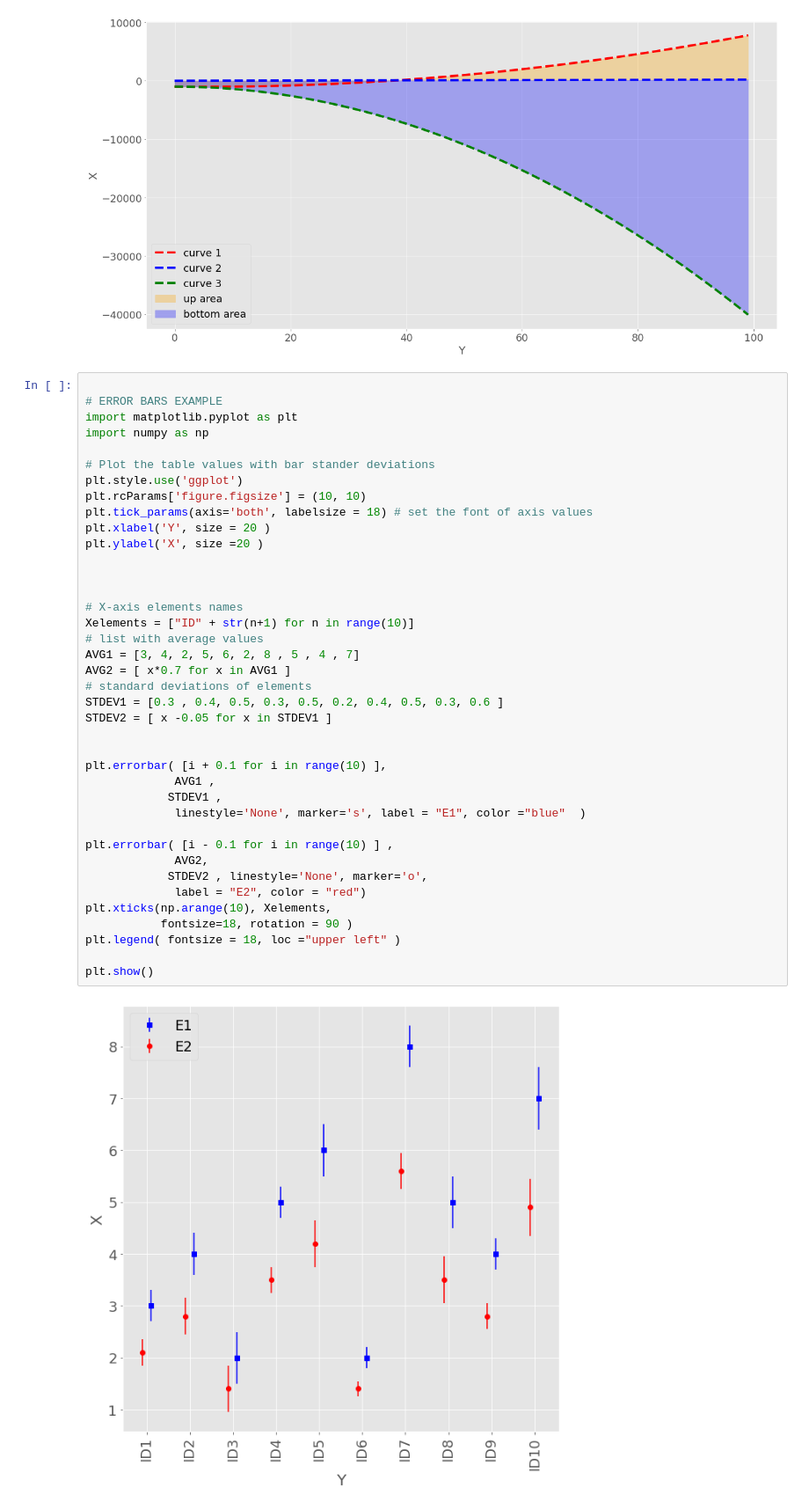
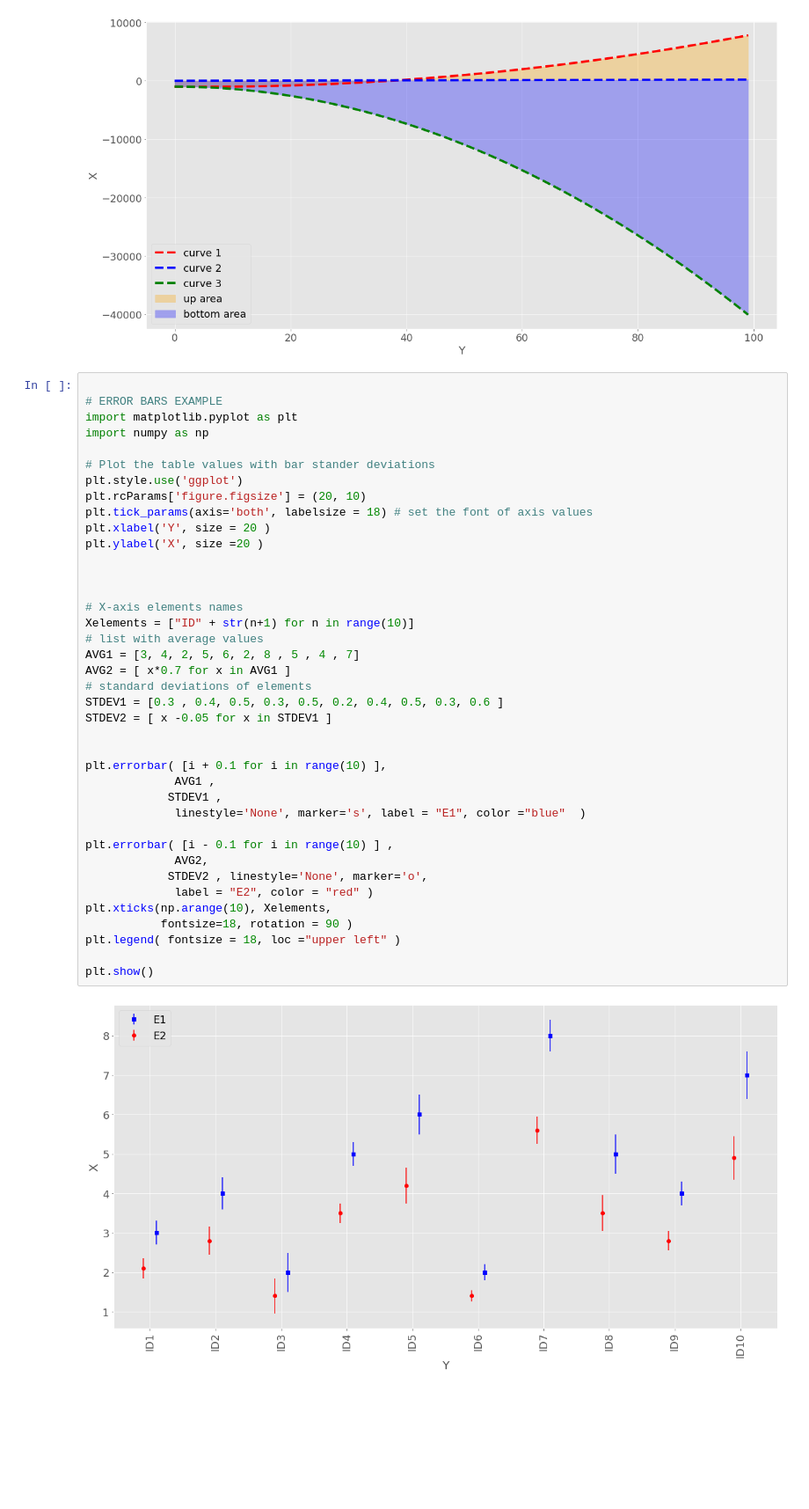
Before and after one commit to rjpais/DataVisualization, a Jupyter notebook: ScatterPlot.ipynb, the cells around one changed output. Shown at 88% size. Cells and saved outputs as stored; diff of their text form; blank space fills up the shorter version.

```diff
--- a/ScatterPlot.ipynb
+++ b/ScatterPlot.ipynb
@@ -79,36 +79,36 @@ import numpy as np
 
 # Plot the table values with bar stander deviations
 plt.style.use('ggplot')
-plt.rcParams['figure.figsize'] = (10, 10)
+plt.rcParams['figure.figsize'] = (20, 10)
 plt.tick_params(axis='both', labelsize = 18) # set the font of axis values
 plt.xlabel('Y', size = 20 )
 plt.ylabel('X', size =20 )
 
 
 
 # X-axis elements names
 Xelements = ["ID" + str(n+1) for n in range(10)]
 # list with average values
 AVG1 = [3, 4, 2, 5, 6, 2, 8 , 5 , 4 , 7]
 AVG2 = [ x*0.7 for x in AVG1 ]
 # standard deviations of elements
 STDEV1 = [0.3 , 0.4, 0.5, 0.3, 0.5, 0.2, 0.4, 0.5, 0.3, 0.6 ]
 STDEV2 = [ x -0.05 for x in STDEV1 ]
 
 
 plt.errorbar( [i + 0.1 for i in range(10) ],
              AVG1 ,
             STDEV1 ,
              linestyle='None', marker='s', label = "E1", color ="blue"  )
 
 plt.errorbar( [i - 0.1 for i in range(10) ] ,
              AVG2,
             STDEV2 , linestyle='None', marker='o',
-             label = "E2", color = "red")
+             label = "E2", color = "red" )
 plt.xticks(np.arange(10), Xelements,
            fontsize=18, rotation = 90 )
 plt.legend( fontsize = 18, loc ="upper left" )
 
 plt.show()
 # %% [output]
-[figure, old version]
+[figure, new version]
```
